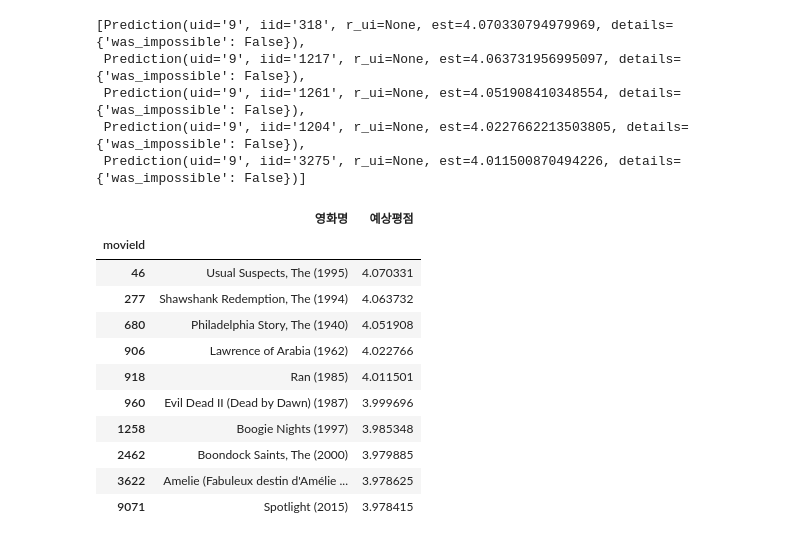
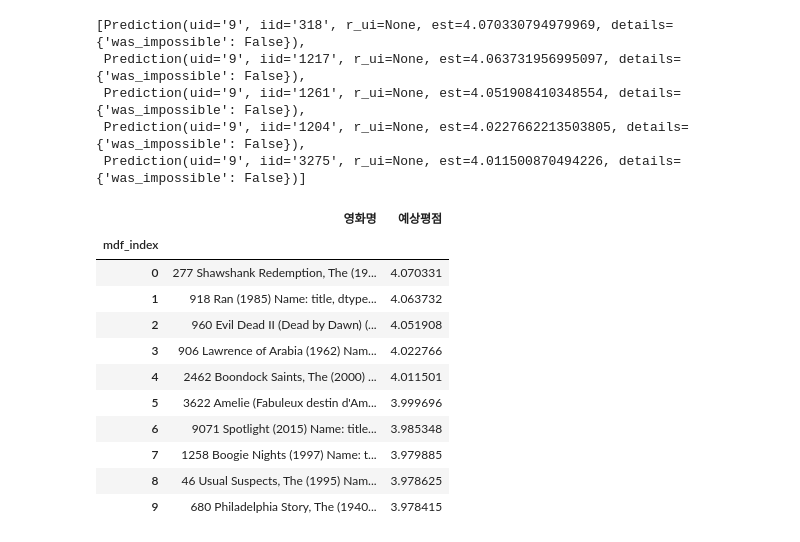
Before and after one commit to naeunkim1/MachineLearning-2022.04, a Jupyter notebook: 08. 추천시스템/02_잠재요인.ipynb, the cells around one changed output. Saved outputs shown, nothing was run; the diff lists cells and outputs as text; code cells hidden in the pictures.

```diff
--- a/08. 추천시스템/02_잠재요인.ipynb
+++ b/08. 추천시스템/02_잠재요인.ipynb
@@ -114,24 +114,24 @@ predictions[:5]
 # %%
 top_movie_ids = [int(pred.iid) for pred in predictions[:10]]
 top_movie_ratings = [pred.est for pred in predictions[:10]]
-top_movie_titles = mdf[mdf.movieId.isin(top_movie_ids)]['title']
+top_movie_titles = [mdf[mdf.movieId == mid]['title'] for mid in top_movie_ids]
 # %%
 top_df = pd.DataFrame({
     '영화명':top_movie_titles,
     '예상평점':top_movie_ratings
 })
-top_df.index.name = 'movieId'
+top_df.index.name = 'mdf_index'
 top_df
 # %% [output]
 |  | 영화명 | 예상평점 |
-| movieId |  |  |
-| 46 | Usual Suspects, The (1995) | 4.070331 |
-| 277 | Shawshank Redemption, The (1994) | 4.063732 |
-| 680 | Philadelphia Story, The (1940) | 4.051908 |
-| 906 | Lawrence of Arabia (1962) | 4.022766 |
-| 918 | Ran (1985) | 4.011501 |
-| 960 | Evil Dead II (Dead by Dawn) (1987) | 3.999696 |
-| 1258 | Boogie Nights (1997) | 3.985348 |
-| 2462 | Boondock Saints, The (2000) | 3.979885 |
-| 3622 | Amelie (Fabuleux destin d'Amélie ... | 3.978625 |
-| 9071 | Spotlight (2015) | 3.978415 |
+| mdf_index |  |  |
+| 0 | 277 Shawshank Redemption, The (19... | 4.070331 |
+| 1 | 918 Ran (1985) Name: title, dtype... | 4.063732 |
+| 2 | 960 Evil Dead II (Dead by Dawn) (... | 4.051908 |
+| 3 | 906 Lawrence of Arabia (1962) Nam... | 4.022766 |
+| 4 | 2462 Boondock Saints, The (2000) ... | 4.011501 |
+| 5 | 3622 Amelie (Fabuleux destin d'Am... | 3.999696 |
+| 6 | 9071 Spotlight (2015) Name: title... | 3.985348 |
+| 7 | 1258 Boogie Nights (1997) Name: t... | 3.979885 |
+| 8 | 46 Usual Suspects, The (1995) Nam... | 3.978625 |
+| 9 | 680 Philadelphia Story, The (1940... | 3.978415 |
```
